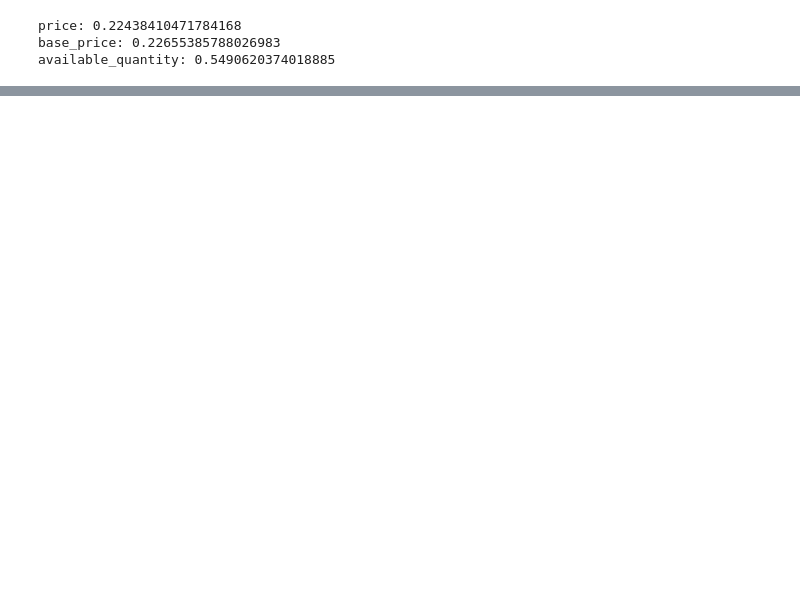
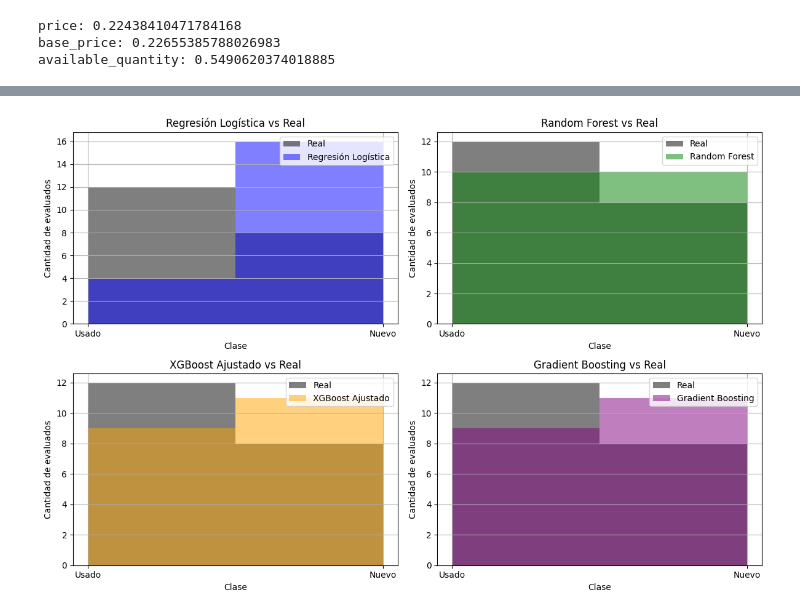
Before and after one commit to jalvergara/model_training, a Jupyter notebook: Notebooks/002_Model.ipynb, the cells around one changed output, grey strips where cells are left out. Drawn from its saved outputs; the diff is of its cells as text; code cells hidden in the pictures; blank space fills up the shorter version.

```diff
--- a/Notebooks/002_Model.ipynb
+++ b/Notebooks/002_Model.ipynb
@@ -127,0 +300,56 @@ available_quantity: 0.5490620374018885
+# %%
+import matplotlib.pyplot as plt
+
+subset_comparison_df = comparison_df.head(20)
+x_labels = ['Usado', 'Nuevo']
+
+plt.figure(figsize=(12, 8))
+
+# Graficar los valores reales y predichos por Regresión Logística
+plt.subplot(2, 2, 1)
+plt.hist(subset_comparison_df['Real'].replace({0: 'Usado', 1: 'Nuevo'}), bins=2, alpha=0.5, label='Real', color='black')
+plt.hist(subset_comparison_df['Regresión Logística'].replace({0: 'Usado', 1: 'Nuevo'}), bins=2, alpha=0.5, label='Regresión Logística', color='blue')
+plt.title('Regresión Logística vs Real')
+plt.xlabel('Clase')
+plt.ylabel('Cantidad de evaluados')
+plt.xticks([0, 1], x_labels)
+plt.legend(loc='upper right')
+plt.grid(True)
+
+# Graficar los valores reales y predichos por Random Forest
+plt.subplot(2, 2, 2)
+plt.hist(subset_comparison_df['Real'].replace({0: 'Usado', 1: 'Nuevo'}), bins=2, alpha=0.5, label='Real', color='black')
+plt.hist(subset_comparison_df['Random Forest'].replace({0: 'Usado', 1: 'Nuevo'}), bins=2, alpha=0.5, label='Random Forest', color='green')
+plt.title('Random Forest vs Real')
+plt.xlabel('Clase')
+plt.ylabel('Cantidad de evaluados')
+plt.xticks([0, 1], x_labels)
+plt.legend(loc='upper right')
+plt.grid(True)
+
+# Graficar los valores reales y predichos por XGBoost Ajustado
+plt.subplot(2, 2, 3)
+plt.hist(subset_comparison_df['Real'].replace({0: 'Usado', 1: 'Nuevo'}), bins=2, alpha=0.5, label='Real', color='black')
+plt.hist(subset_comparison_df['XGBoost Ajustado'].replace({0: 'Usado', 1: 'Nuevo'}), bins=2, alpha=0.5, label='XGBoost Ajustado', color='orange')
+plt.title('XGBoost Ajustado vs Real')
+plt.xlabel('Clase')
+plt.ylabel('Cantidad de evaluados')
+plt.xticks([0, 1], x_labels)
+plt.legend(loc='upper right')
+plt.grid(True)
+
+# Graficar los valores reales y predichos por Gradient Boosting
+plt.subplot(2, 2, 4)
+plt.hist(subset_comparison_df['Real'].replace({0: 'Usado', 1: 'Nuevo'}), bins=2, alpha=0.5, label='Real', color='black')
+plt.hist(subset_comparison_df['Gradient Boosting'].replace({0: 'Usado', 1: 'Nuevo'}), bins=2, alpha=0.5, label='Gradient Boosting', color='purple')
+plt.title('Gradient Boosting vs Real')
+plt.xlabel('Clase')
+plt.ylabel('Cantidad de evaluados')
+plt.xticks([0, 1], x_labels)
+plt.legend(loc='upper right')
+plt.grid(True)
+
+plt.tight_layout()
+plt.show()
+# %% [output]
+[figure, added]
```
Also changed, not shown: parts of 24 cells of this notebook, 2 other files.
